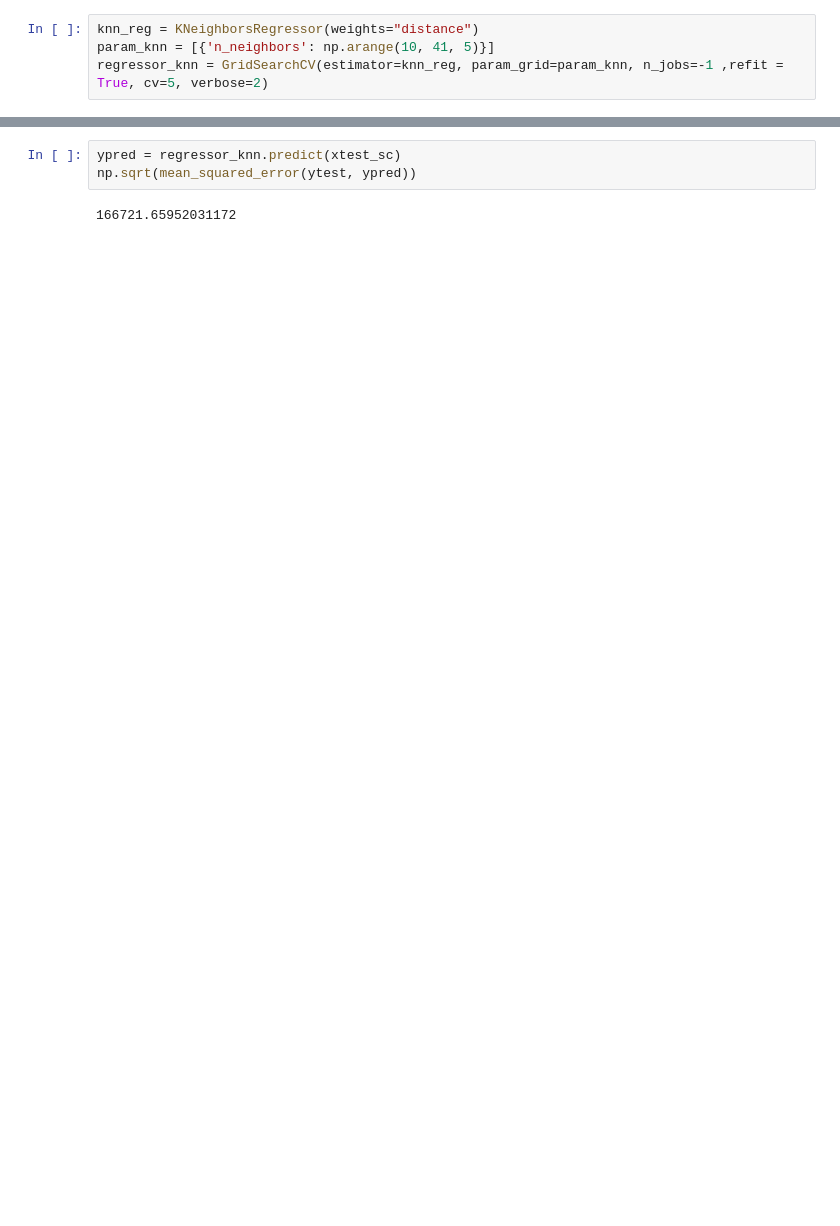
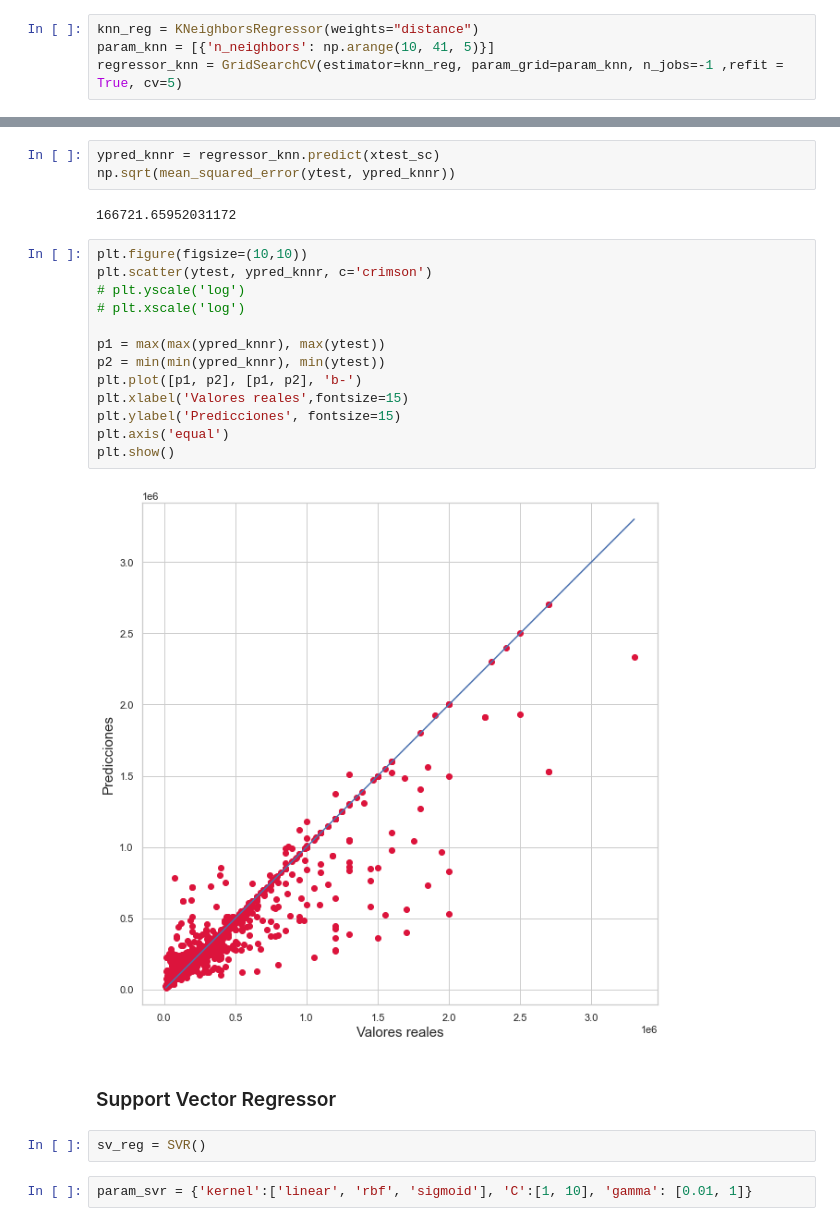
Before and after one commit to stevennm/data_science_utn_clusterai2021_Martins, a Jupyter notebook: clusterai_Steven_Martins_machine_learning.ipynb, the cells around one changed output, grey strips where cells are left out. Cells and saved outputs as stored; diff of their text form; blank space fills up the shorter version.

```diff
--- a/clusterai_Steven_Martins_machine_learning.ipynb
+++ b/clusterai_Steven_Martins_machine_learning.ipynb
@@ -119,7 +121,7 @@ https://scikit-learn.org/stable/modules/generated/sklearn.neighbors.KNeighborsRe
 # %%
 knn_reg = KNeighborsRegressor(weights="distance")
 param_knn = [{'n_neighbors': np.arange(10, 41, 5)}]
-regressor_knn = GridSearchCV(estimator=knn_reg, param_grid=param_knn, n_jobs=-1 ,refit = True, cv=5, verbose=2)
+regressor_knn = GridSearchCV(estimator=knn_reg, param_grid=param_knn, n_jobs=-1 ,refit = True, cv=5)
 # %%
 regressor_knn.fit(xtrain_sc, ytrain)
 # %% [output]
@@ -154,7 +154,29 @@ regressor_knn.cv_results_
 # %% [markdown]
 https://scikit-learn.org/stable/modules/generated/sklearn.metrics.mean_squared_error.html
 # %%
-ypred = regressor_knn.predict(xtest_sc)
-np.sqrt(mean_squared_error(ytest, ypred))
+ypred_knnr = regressor_knn.predict(xtest_sc)
+np.sqrt(mean_squared_error(ytest, ypred_knnr))
 # %% [output]
 166721.65952031172
+# %%
+plt.figure(figsize=(10,10))
+plt.scatter(ytest, ypred_knnr, c='crimson')
+# plt.yscale('log')
+# plt.xscale('log')
+
+p1 = max(max(ypred_knnr), max(ytest))
+p2 = min(min(ypred_knnr), min(ytest))
+plt.plot([p1, p2], [p1, p2], 'b-')
+plt.xlabel('Valores reales',fontsize=15)
+plt.ylabel('Predicciones', fontsize=15)
+plt.axis('equal')
+plt.show()
+# %% [output]
+[figure, added]
+# %% [markdown]
+
+### Support Vector Regressor
+# %%
+sv_reg = SVR()
+# %%
+param_svr = {'kernel':['linear', 'rbf', 'sigmoid'], 'C':[1, 10], 'gamma': [0.01, 1]}
```
Also changed, not shown: parts of 18 cells of this notebook.
